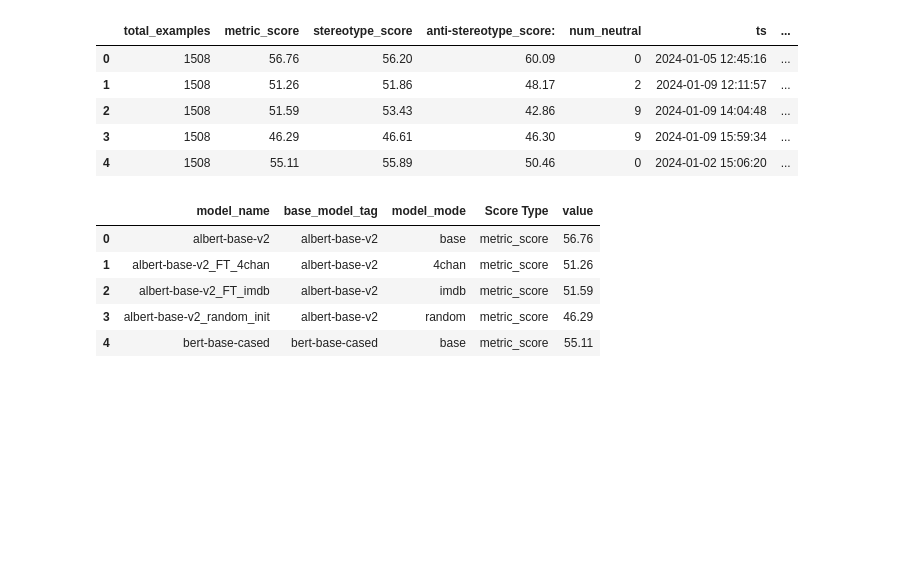
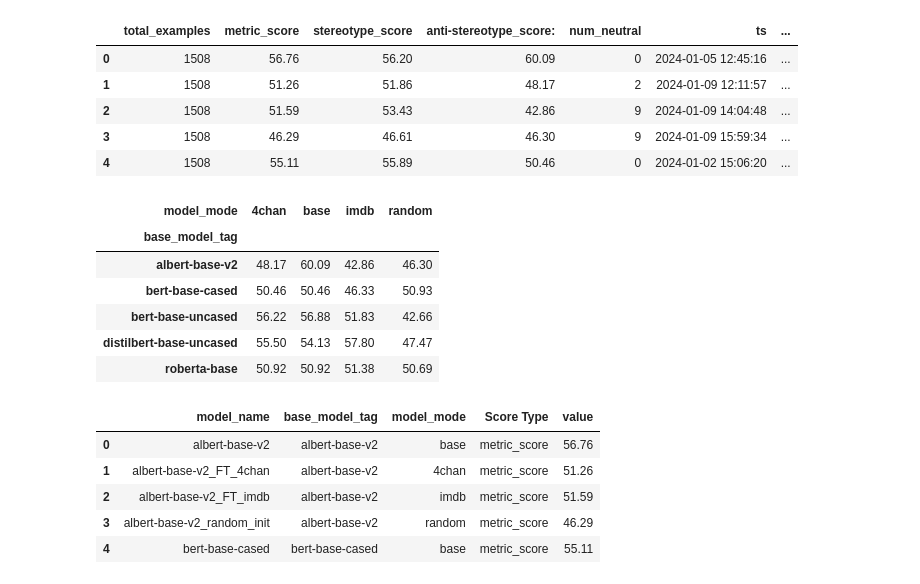
Before and after one commit to WizIshan/TUM_Thesis, a Jupyter notebook: src/viz.ipynb, the cells around one changed output. Saved outputs shown, nothing was run; the diff lists cells and outputs as text; code cells hidden in the pictures; blank space fills up the shorter version.

```diff
--- a/src/viz.ipynb
+++ b/src/viz.ipynb
@@ -70,6 +70,16 @@ cp.head()
 | 2 | 1508 | 51.59 | 53.43 | 42.86 | 9 | 2024-01-09 14:04:48 | ... |
 | 3 | 1508 | 46.29 | 46.61 | 46.30 | 9 | 2024-01-09 15:59:34 | ... |
 | 4 | 1508 | 55.11 | 55.89 | 50.46 | 0 | 2024-01-02 15:06:20 | ... |
+# %%
+cp[['anti-stereotype_score:','base_model_tag','model_mode']].pivot(index='base_model_tag',columns='model_mode',values='anti-stereotype_score:').to_excel('../data/results/presentation/consolidated.xlsx')
+# %% [output]
+| model_mode | 4chan | base | imdb | random |
+| base_model_tag |  |  |  |  |
+| albert-base-v2 | 48.17 | 60.09 | 42.86 | 46.30 |
+| bert-base-cased | 50.46 | 50.46 | 46.33 | 50.93 |
+| bert-base-uncased | 56.22 | 56.88 | 51.83 | 42.66 |
+| distilbert-base-uncased | 55.50 | 54.13 | 57.80 | 47.47 |
+| roberta-base | 50.92 | 50.92 | 51.38 | 50.69 |
 # %%
 cp_long = pd.melt(cp,value_vars=['metric_score','stereotype_score','anti-stereotype_score:'],id_vars=['model_name','base_model_tag','model_mode'],
                   var_name = 'Score Type')
```
Also changed, not shown: parts of 2 cells of this notebook.
